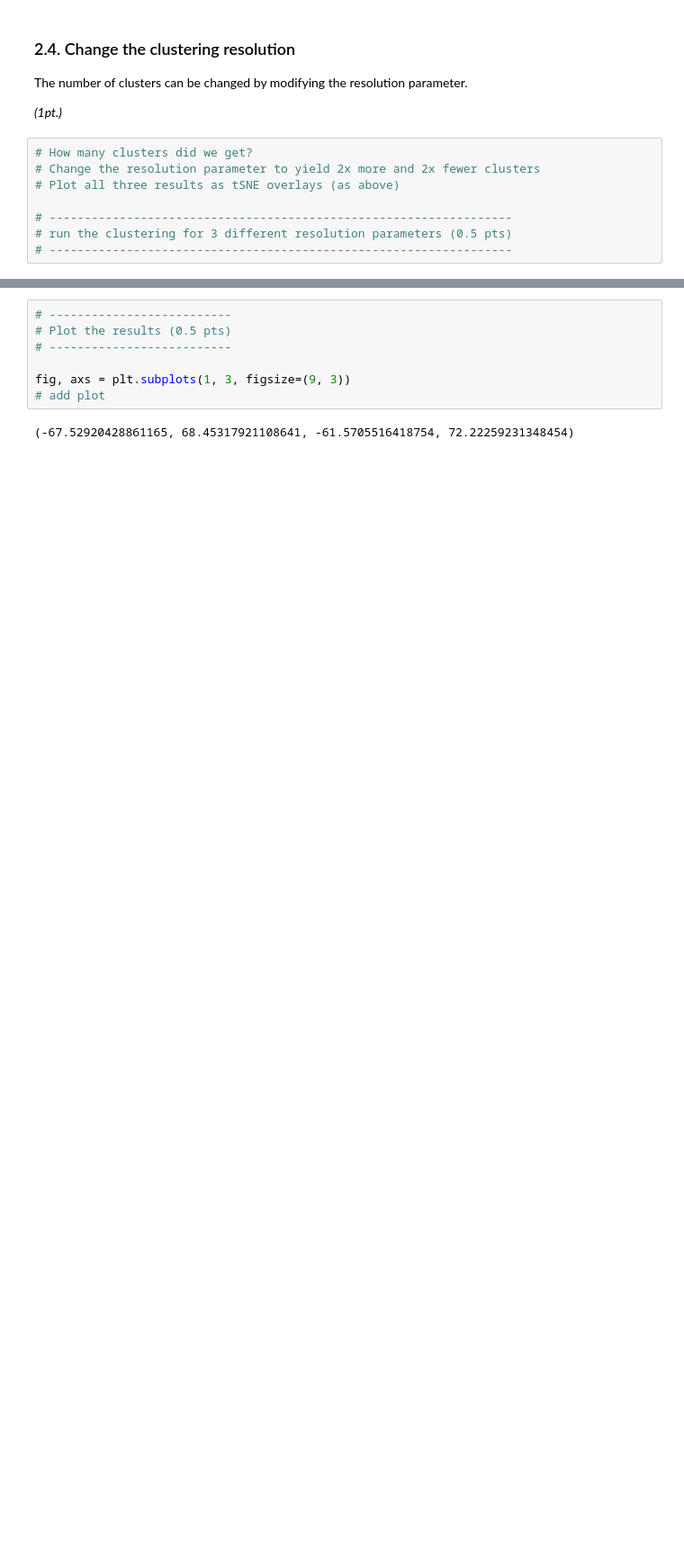
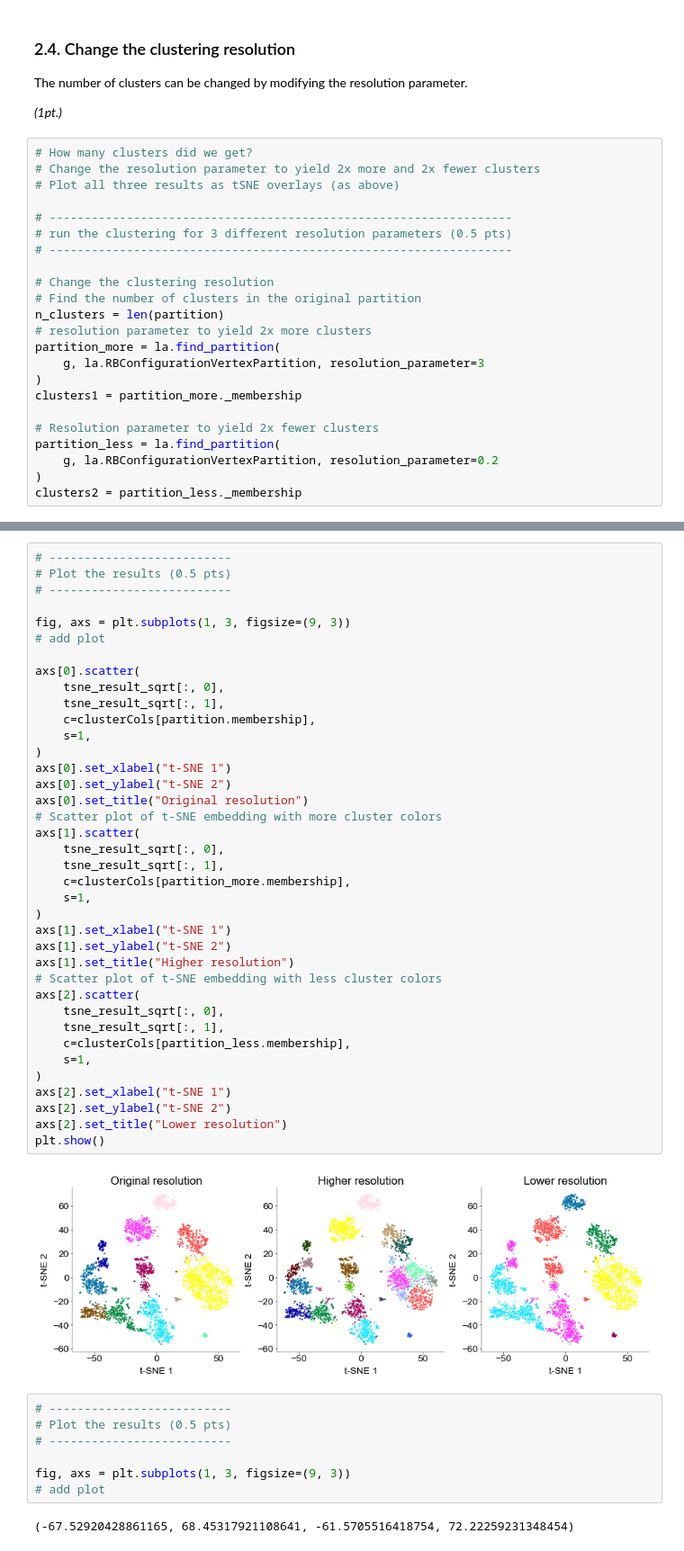
Before and after one commit to atimcenko/tu-neural-data-science, a Jupyter notebook: notebooks/CodingLab7_Nitin.ipynb, the cells around one changed output, grey strips where cells are left out. Shown at 90% size. Saved outputs shown, nothing was run; the diff lists cells and outputs as text; blank space fills up the shorter version.

```diff
--- a/notebooks/CodingLab7_Nitin.ipynb
+++ b/notebooks/CodingLab7_Nitin.ipynb
@@ -638,3 +724,18 @@ _(1pt.)_
 # ------------------------------------------------------------------
 # run the clustering for 3 different resolution parameters (0.5 pts)
 # ------------------------------------------------------------------
+
+# Change the clustering resolution
+# Find the number of clusters in the original partition
+n_clusters = len(partition)
+# resolution parameter to yield 2x more clusters
+partition_more = la.find_partition(
+    g, la.RBConfigurationVertexPartition, resolution_parameter=3
+)
+clusters1 = partition_more._membership
+
+# Resolution parameter to yield 2x fewer clusters
+partition_less = la.find_partition(
+    g, la.RBConfigurationVertexPartition, resolution_parameter=0.2
+)
+clusters2 = partition_less._membership
@@ -641,3 +748,43 @@ _(1pt.)_
+# %%
+# --------------------------
+# Plot the results (0.5 pts)
+# --------------------------
+
+fig, axs = plt.subplots(1, 3, figsize=(9, 3))
+# add plot
+
+axs[0].scatter(
+    tsne_result_sqrt[:, 0],
+    tsne_result_sqrt[:, 1],
+    c=clusterCols[partition.membership],
+    s=1,
+)
+axs[0].set_xlabel("t-SNE 1")
+axs[0].set_ylabel("t-SNE 2")
+axs[0].set_title("Original resolution")
+# Scatter plot of t-SNE embedding with more cluster colors
+axs[1].scatter(
+    tsne_result_sqrt[:, 0],
+    tsne_result_sqrt[:, 1],
+    c=clusterCols[partition_more.membership],
+    s=1,
+)
+axs[1].set_xlabel("t-SNE 1")
+axs[1].set_ylabel("t-SNE 2")
+axs[1].set_title("Higher resolution")
+# Scatter plot of t-SNE embedding with less cluster colors
+axs[2].scatter(
+    tsne_result_sqrt[:, 0],
+    tsne_result_sqrt[:, 1],
+    c=clusterCols[partition_less.membership],
+    s=1,
+)
+axs[2].set_xlabel("t-SNE 1")
+axs[2].set_ylabel("t-SNE 2")
+axs[2].set_title("Lower resolution")
+plt.show()
+# %% [output]
+[figure, added]
 # %%
 # --------------------------
 # Plot the results (0.5 pts)
```
Also changed, not shown: parts of 14 cells of this notebook.
